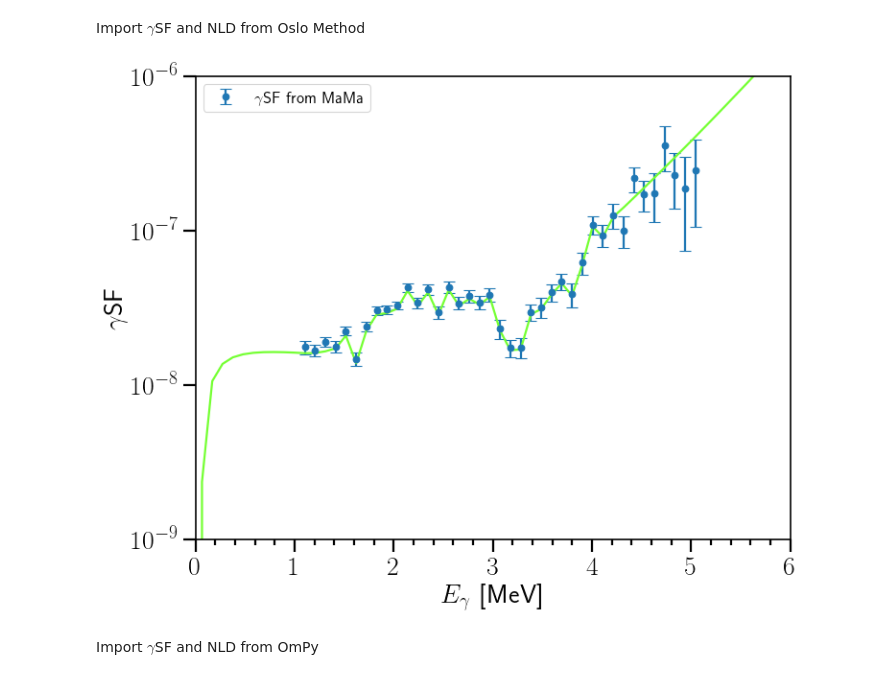
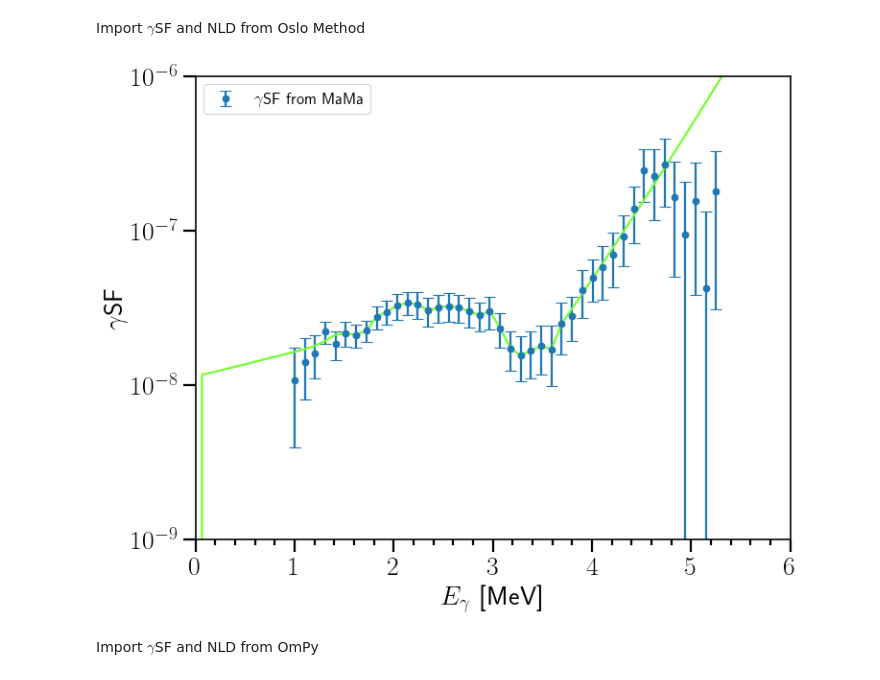
Before and after one commit to tellefs/MasterThesis, a Jupyter notebook: plotting/analysis_plots.ipynb, the cells around one changed output. Saved outputs shown, nothing was run; the diff lists cells and outputs as text; code cells hidden in the pictures.

```diff
--- a/plotting/analysis_plots.ipynb
+++ b/plotting/analysis_plots.ipynb
@@ -42,11 +40,11 @@ Import $\gamma$SF and NLD from Oslo Method
 #reading files
 
 #My normalization
-#strength_nrm = np.genfromtxt("../analysis/mama/strength.nrm") #experimental gamma strength function
-#discrete_levels = np.genfromtxt("../analysis/mama/rholev.cnt") #Discrete levels
-#rhopaw = np.genfromtxt("../analysis/mama/rhopaw.cnt") #experimental level density
-#fermigas = np.genfromtxt("../analysis/mama/fermigas.cnt") #fermi gas extrapolation of nld
-#trans_raw = np.genfromtxt("../analysis/mama/transext.nrm") #gsf extrapolation
+strength_nrm = np.genfromtxt("../analysis/mama/strength.nrm") #experimental gamma strength function
+discrete_levels = np.genfromtxt("../analysis/mama/rholev.cnt") #Discrete levels
+rhopaw = np.genfromtxt("../analysis/mama/rhopaw.cnt") #experimental level density
+fermigas = np.genfromtxt("../analysis/mama/fermigas.cnt") #fermi gas extrapolation of nld
+trans_raw = np.genfromtxt("../analysis/mama/transext.nrm") #gsf extrapolation
 
 #Magne's normalization
 #strength_nrm = np.genfromtxt("../analysis/mama/U233_12jan2021/U233_dRhoup/strength.nrm") #experimental gamma strength function
@@ -56,11 +54,11 @@ Import $\gamma$SF and NLD from Oslo Method
 #trans_raw = np.genfromtxt("../analysis/mama/U233_12jan2021/U233_dRhoup/transext.nrm") #gsf extrapolation
 
 #Magne's Normalization
-strength_nrm = np.genfromtxt("../analysis/mama/U233_12jan2021/U233/strength.nrm") #experimental gamma strength function
-discrete_levels = np.genfromtxt("../analysis/mama/U233_12jan2021/U233/rholev.cnt") #Discrete levels
-rhopaw = np.genfromtxt("../analysis/mama/U233_12jan2021/U233/rhopaw.cnt") #experimental level density
-fermigas = np.genfromtxt("../analysis/mama/U233_12jan2021/U233/fermigas.cnt") #fermi gas extrapolation of nld
-trans_raw = np.genfromtxt("../analysis/mama/U233_12jan2021/U233/transext.nrm") #gsf extrapolation
+#strength_nrm = np.genfromtxt("../analysis/mama/U233_12jan2021/U233/strength.nrm") #experimental gamma strength function
+#discrete_levels = np.genfromtxt("../analysis/mama/U233_12jan2021/U233/rholev.cnt") #Discrete levels
+#rhopaw = np.genfromtxt("../analysis/mama/U233_12jan2021/U233/rhopaw.cnt") #experimental level density
+#fermigas = np.genfromtxt("../analysis/mama/U233_12jan2021/U233/fermigas.cnt") #fermi gas extrapolation of nld
+#trans_raw = np.genfromtxt("../analysis/mama/U233_12jan2021/U233/transext.nrm") #gsf extrapolation
 
 #splitting arrays into data and errors
 strength_nrm_split = np.array_split(strength_nrm,2)
@@ -97,34 +95,34 @@ for i in range(n_fermi):
 n0_CT = np.argmin(abs(energy_nld_om-3.0))
 n1_CT = np.argmin(abs(energy_nld_om-Sn-0.5))
 
 n_trans_raw=len(trans_raw)
 gsf_extrapolation=np.zeros(n_trans_raw)
 energy_gsf_extrapolation=np.zeros(n_trans_raw)
 for i in range(n_trans_raw):
     energy_gsf_extrapolation[i] = a0 + a1*i
     gsf_extrapolation[i] = trans_raw[i]/(2*3.14*energy_gsf_extrapolation[i]**3)
 
 
 fig, ax = plt.subplots()
 
 #mama-analysis
 ax.errorbar(x=energy_gsf_om, y=gsf_om, yerr=gsf_om_error, marker='o', linestyle='', label=' $\gamma$SF from MaMa')
 
 #extrapolation from mama-analysis
 plt.plot(energy_gsf_extrapolation[:80], gsf_extrapolation[:80], color="#75FF33")
 
 ax.set_ylim(1e-9, 1e-6)
 ax.set_xlim(0, 6)
 ax.set_yscale('log')
 ax.yaxis.set_minor_locator(AutoMinorLocator())
 ax.xaxis.set_minor_locator(AutoMinorLocator())
 ax.set_xlabel('$E_\gamma$  [MeV]')
 ax.set_ylabel('$\gamma$SF')
 ax.legend(fontsize=15)
 
 fig.show()
 # %% [output]
-[figure, old version]
+[figure, new version]
 # %% [markdown]
 Import $\gamma$SF and NLD from OmPy
 # %%
```
Also changed, not shown: parts of 6 cells of this notebook.
